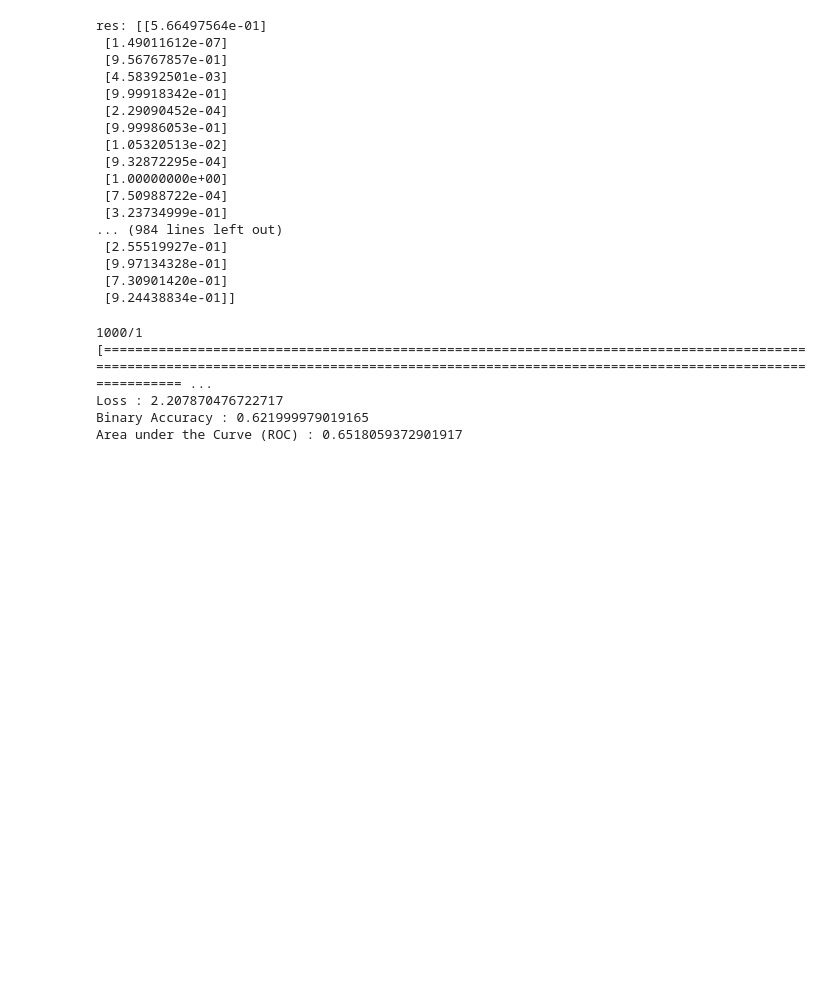
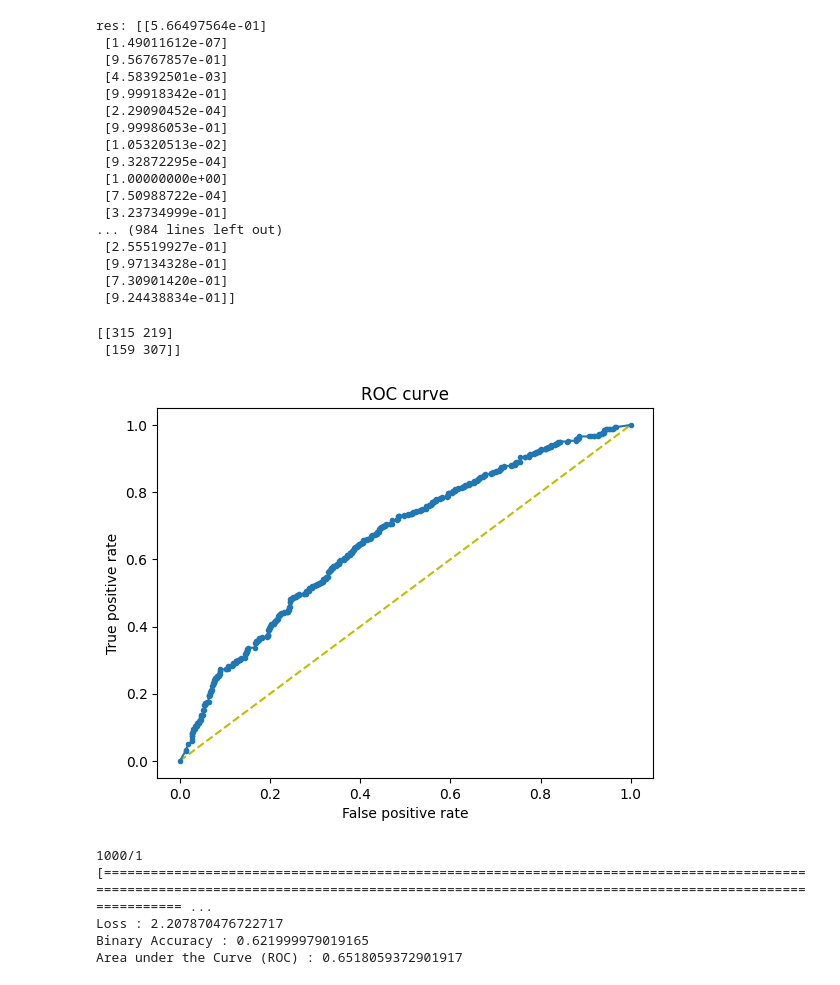
Before and after one commit to llorenz29/DeepECG, a Jupyter notebook: ResNet.ipynb, the cells around one changed output. Saved outputs shown, nothing was run; the diff lists cells and outputs as text; code cells hidden in the pictures; blank space fills up the shorter version.

```diff
--- a/ResNet.ipynb
+++ b/ResNet.ipynb
@@ -324,6 +324,28 @@ res: [[5.66497564e-01]
  [9.97134328e-01]
  [7.30901420e-01]
  [9.24438834e-01]]
+# %%
+from sklearn.metrics import confusion_matrix
+y_pred = (trained_model.trained_model.predict(x_test)>=0.5).astype(int)
+cm = confusion_matrix(y_test,y_pred)
+print(cm)
+# %% [output]
+[[315 219]
+ [159 307]]
+# %%
+from sklearn.metrics import roc_curve
+
+y_preds = trained_model.trained_model.predict(x_test).ravel()
+fpr, tpr, thresholds = roc_curve(y_test,y_preds)
+plt.figure(1)
+plt.plot([0,1],[0,1], 'y--')
+plt.plot(fpr,tpr,marker='.')
+plt.xlabel('False positive rate')
+plt.ylabel('True positive rate')
+plt.title('ROC curve')
+plt.show()
+# %% [output]
+[figure, added]
 # %%
 loss, accuracy, auc = trained_model.trained_model.evaluate(x_test,y_test)
 print(f"Loss : {loss}")
```
Also changed, not shown: 3 other files.
